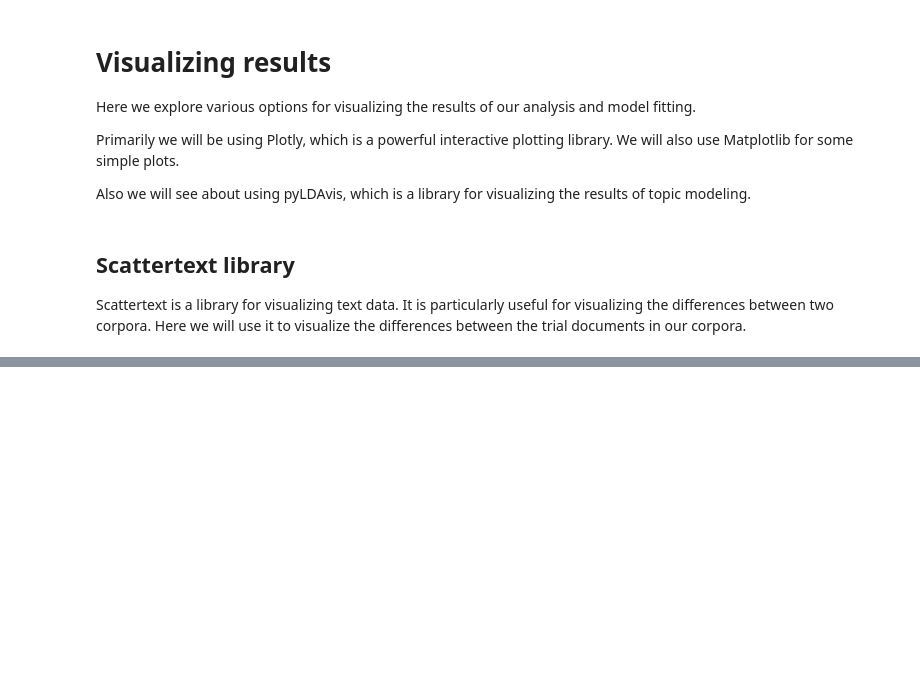
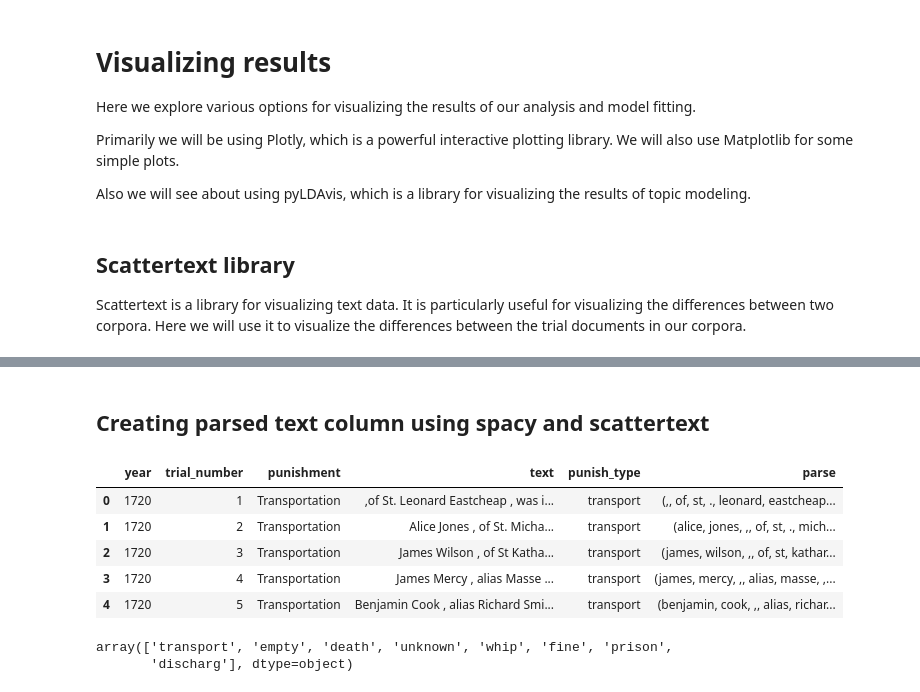
Before and after one commit to ValRCS/BSSDH_2023_workshop, a Jupyter notebook: notebooks/day2_part2_visualizing_results.ipynb, the cells around one changed output, grey strips where cells are left out. Saved outputs shown, nothing was run; the diff lists cells and outputs as text; code cells hidden in the pictures; blank space fills up the shorter version.

```diff
--- a/notebooks/day2_part2_visualizing_results.ipynb
+++ b/notebooks/day2_part2_visualizing_results.ipynb
@@ -41,0 +78,3 @@ open('./demo_compact.html', 'w', encoding="utf-8").write(html)
+# %%
+url = "https://github.com/ValRCS/BSSDH_2023_workshop/raw/main/data/old_bailey_sample_1720_1913.csv"
+d = pd.read_csv(url) # ignore
@@ -41,0 +199,26 @@ open('./demo_compact.html', 'w', encoding="utf-8").write(html)
+# %% [markdown]
+## Creating parsed text column using spacy and scattertext
+# %%
+# Scattertext requires parsed documents
+
+# we using assign to create new column
+# we pass in new column name and function that will be applied to each row
+# we use st.whitespace_nlp_with_sentences function to parse text
+
+d = d.assign(
+    parse=lambda df: df.text.apply(st.whitespace_nlp_with_sentences)
+)
+d.head()
+# %% [output]
+|  | year | trial_number | punishment | text | punish_type | parse |
+| 0 | 1720 | 1 | Transportation | ,of St. Leonard Eastcheap , was i... | transport | (,, of, st, ., leonard, eastcheap... |
+| 1 | 1720 | 2 | Transportation | Alice Jones , of St. Micha... | transport | (alice, jones, ,, of, st, ., mich... |
+| 2 | 1720 | 3 | Transportation | James Wilson , of St Katha... | transport | (james, wilson, ,, of, st, kathar... |
+| 3 | 1720 | 4 | Transportation | James Mercy , alias Masse ... | transport | (james, mercy, ,, alias, masse, ,... |
+| 4 | 1720 | 5 | Transportation | Benjamin Cook , alias Richard Smi... | transport | (benjamin, cook, ,, alias, richar... |
+# %%
+# unique punich types
+d['punish_type'].unique()
+# %% [output]
+array(['transport', 'empty', 'death', 'unknown', 'whip', 'fine', 'prison',
+       'discharg'], dtype=object)
```
Also changed, not shown: parts of 27 cells of this notebook, 1 other file.
